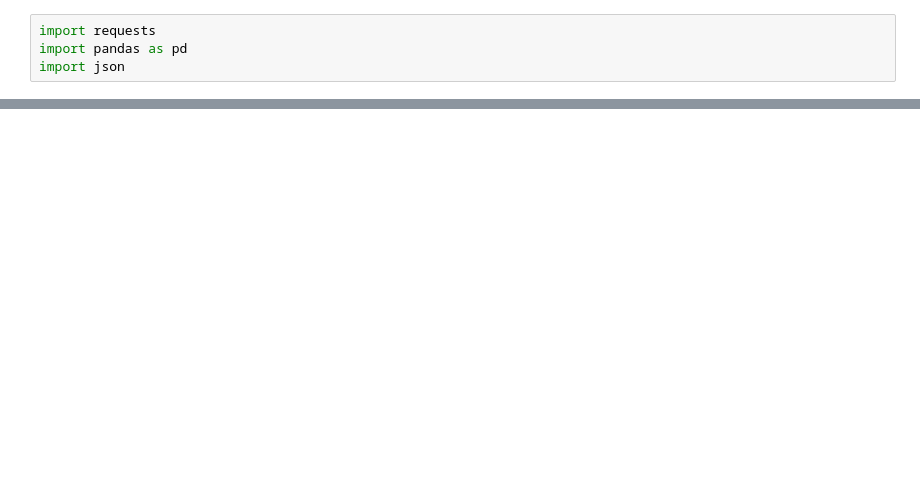
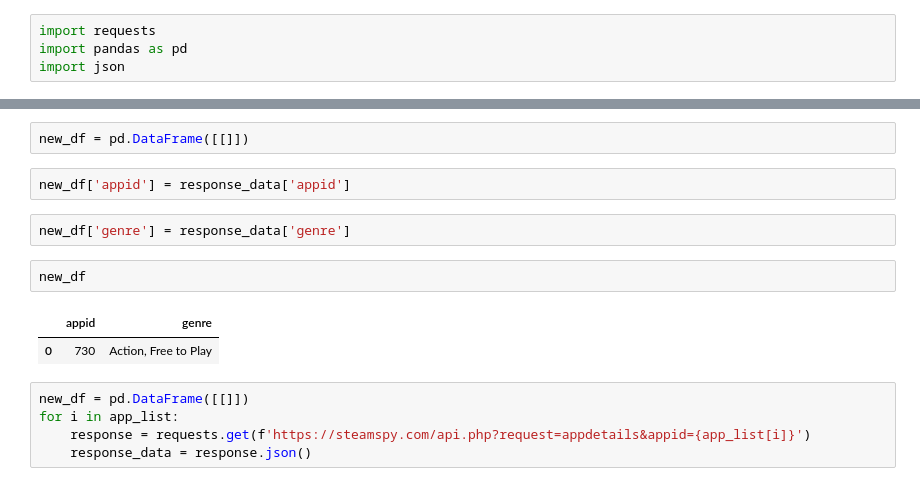
Before and after one commit to Estimating-steam-hours/Steam-Hours-Capstone, a Jupyter notebook: Michael/michael_working_notebook.ipynb, the cells around one changed output, grey strips where cells are left out. Drawn from its saved outputs; the diff is of its cells as text; blank space fills up the shorter version.

```diff
--- a/Michael/michael_working_notebook.ipynb
+++ b/Michael/michael_working_notebook.ipynb
@@ -134,0 +100,16 @@ conc.to_csv('steamspy_3000_games.csv')
+# %%
+new_df = pd.DataFrame([[]])
+# %%
+new_df['appid'] = response_data['appid']
+# %%
+new_df['genre'] = response_data['genre']
+# %%
+new_df
+# %% [output]
+|  | appid | genre |
+| 0 | 730 | Action, Free to Play |
+# %%
+new_df = pd.DataFrame([[]])
+for i in app_list:
+    response = requests.get(f'https://steamspy.com/api.php?request=appdetails&appid={app_list[i]}')
+    response_data = response.json()
```
Also changed, not shown: parts of 24 cells of this notebook.
